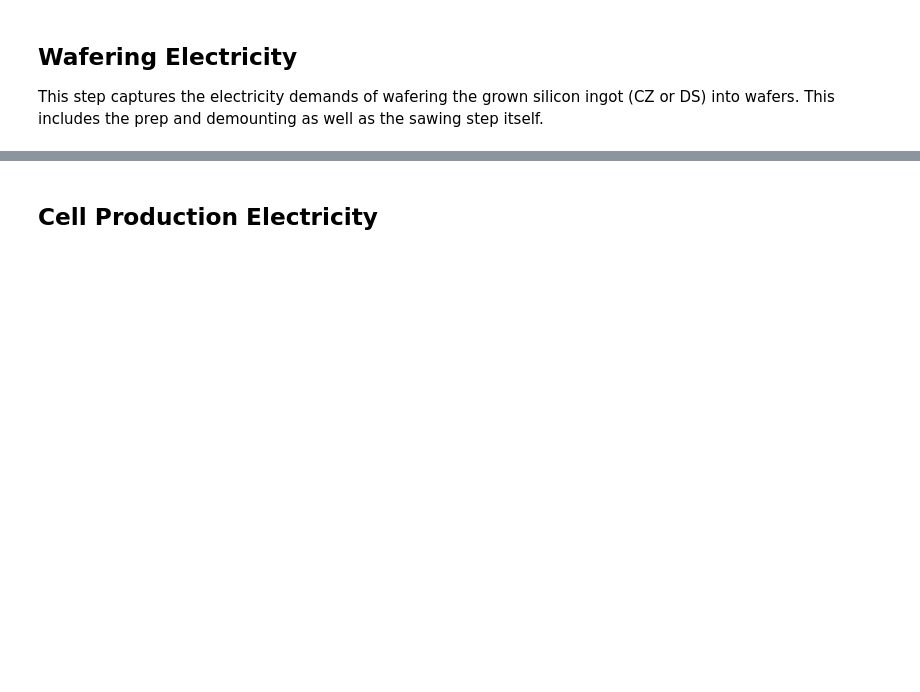
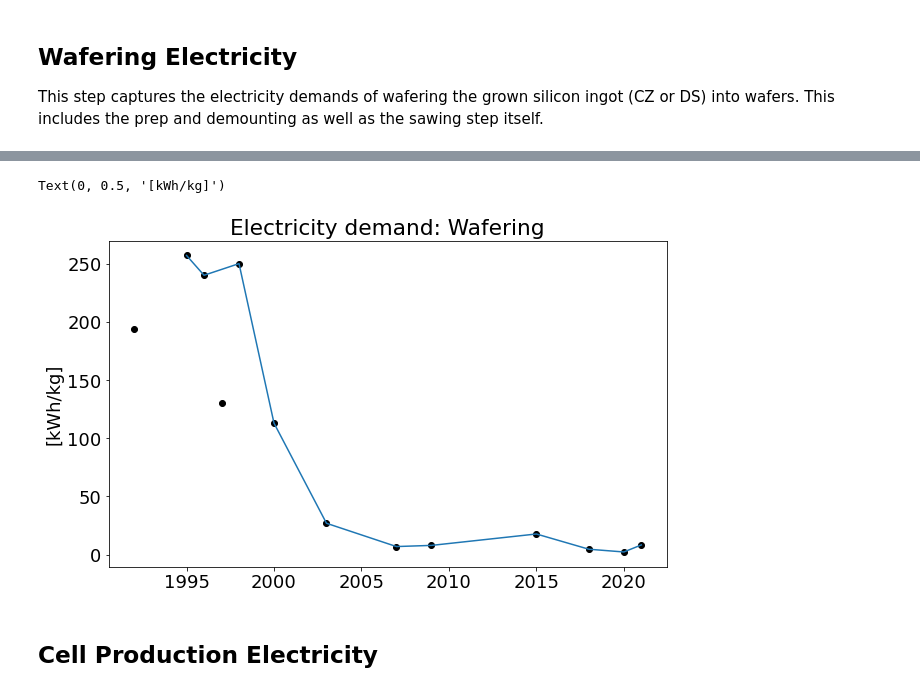
Before and after one commit to NREL/PV_ICE, a Jupyter notebook: docs/tutorials/baseline development documentation/(baseline development) Energy Silicon Manufacturing.ipynb, the cells around one changed output, grey strips where cells are left out. Saved outputs shown, nothing was run; the diff lists cells and outputs as text; code cells hidden in the pictures; blank space fills up the shorter version.

Commit message:
completed electricity wafering
did interpolation, might want to upgrade to exponential decay

```diff
--- a/docs/tutorials/baseline development documentation/(baseline development) Energy Silicon Manufacturing.ipynb
+++ b/docs/tutorials/baseline development documentation/(baseline development) Energy Silicon Manufacturing.ipynb
@@ -369,3 +377,17 @@ plt.scatter(e_wafering_raw.index, e_wafering_raw['E_Wafering_kWhpkg'])
+# %%
+e_wafering_trim = e_wafering_raw.loc[1995:].dropna(how='all') #remove pre 1995 data .loc[1995:,['E_Cz_kWhpkg']]
+e_wafering_trim_drop=e_wafering_trim['E_Wafering_kWhpkg']
+e_wafering_trim_drop.loc[1997] = np.nan # this is an outlier
+# %%
+e_wafering_filled = e_wafering_trim_drop.interpolate()
+
+plt.plot(e_wafering_filled, label='interpolated')
+plt.scatter(e_wafering_raw.index, e_wafering_raw['E_Wafering_kWhpkg'], label='raw', color='black')
+plt.title('Electricity demand: Wafering')
+plt.ylabel('[kWh/kg]')
+# %% [output]
+Text(0, 0.5, '[kWh/kg]')
+[figure, added]
 # %% [markdown]
 ## Cell Production Electricity
 # %% [markdown]
```
Also changed, not shown: parts of 4 cells of this notebook, 3 other files.
